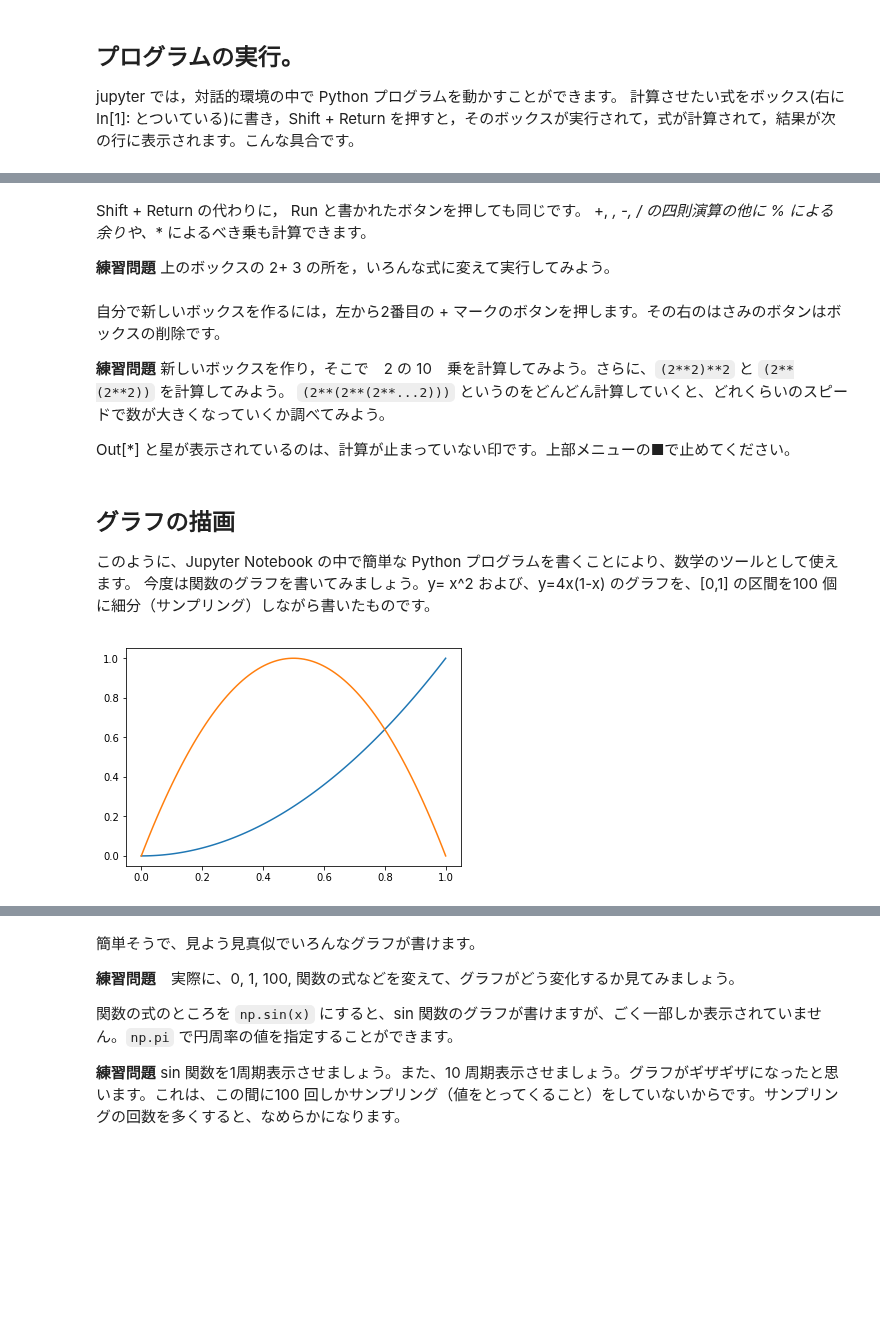
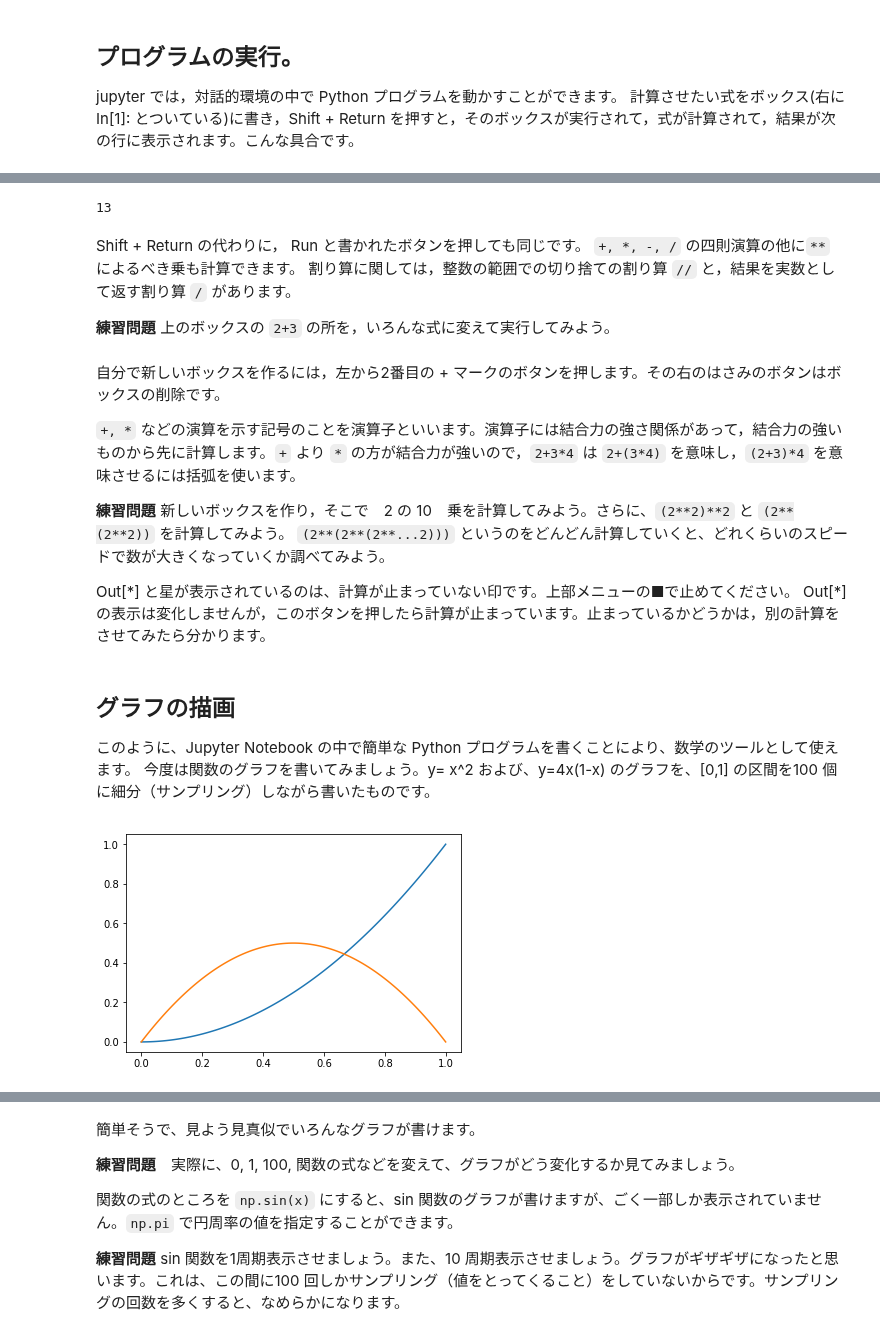
Before and after one commit to HidekiTsuiki/python, a Jupyter notebook: 1Jupyter.ipynb, the cells around one changed output, grey strips where cells are left out. Drawn from its saved outputs; the diff is of its cells as text; code cells hidden in the pictures; blank space fills up the shorter version.

```diff
--- a/1Jupyter.ipynb
+++ b/1Jupyter.ipynb
@@ -47,11 +43,19 @@ jupyter では，対話的環境の中で Python プログラムを動かすこ
+# %%
+5+ 8
+# %% [output]
+13
 # %% [markdown]
-Shift + Return の代わりに， Run と書かれたボタンを押しても同じです。 +, *, -, / の四則演算の他に % による余りや、** によるべき乗も計算できます。
+Shift + Return の代わりに， Run と書かれたボタンを押しても同じです。 `+, *, -, /` の四則演算の他に`**` によるべき乗も計算できます。
+割り算に関しては，整数の範囲での切り捨ての割り算 `//` と，結果を実数として返す割り算 `/` があります。
 
-**練習問題** 上のボックスの 2+ 3 の所を，いろんな式に変えて実行してみよう。
+**練習問題** 上のボックスの `2+3` の所を，いろんな式に変えて実行してみよう。
 # %% [markdown]
 自分で新しいボックスを作るには，左から2番目の + マークのボタンを押します。その右のはさみのボタンはボックスの削除です。
+
+`+, *` などの演算を示す記号のことを演算子といいます。演算子には結合力の強さ関係があって，結合力の強いものから先に計算します。`+` より `*` の方が結合力が強いので，`2+3*4` は `2+(3*4)` を意味し，`(2+3)*4` を意味させるには括弧を使います。
 
 **練習問題** 新しいボックスを作り，そこで　2 の 10　乗を計算してみよう。さらに、`(2**2)**2` と `(2**(2**2))` を計算してみよう。
 `(2**(2**(2**...2)))` というのをどんどん計算していくと、どれくらいのスピードで数が大きくなっていくか調べてみよう。
 
 Out[\*] と星が表示されているのは、計算が止まっていない印です。上部メニューの■で止めてください。
+Out[\*] の表示は変化しませんが，このボタンを押したら計算が止まっています。止まっているかどうかは，別の計算をさせてみたら分かります。
@@ -63,10 +69,10 @@ Out[\*] と星が表示されているのは、計算が止まっていない印
 # %%
 %matplotlib inline
 import numpy as np
 import matplotlib.pyplot as plt
 x = np.linspace(0, 1, 100);
 plt.plot(x, x*x)
-plt.plot(x, 4*x*(1-x))
+plt.plot(x, 2*x*(1-x))
 plt.show()
 # %% [output]
-[figure, old version]
+[figure, new version]
```
Also changed, not shown: parts of 5 cells of this notebook.
